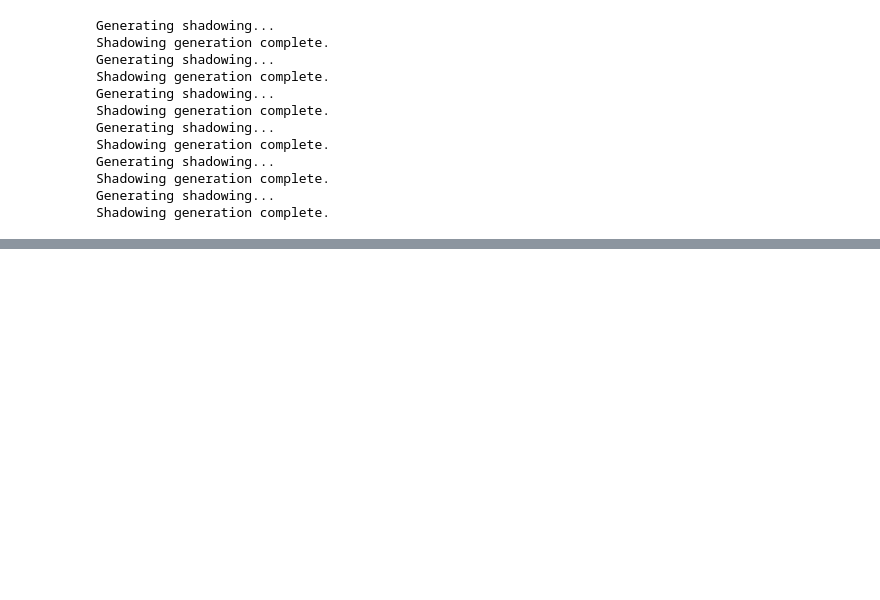
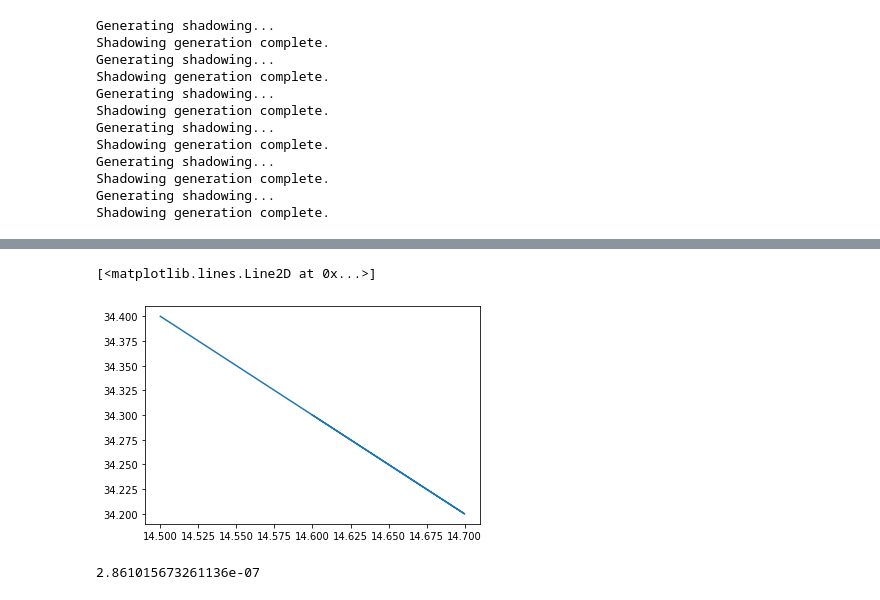
Before and after one commit to zhiyunjiang/CommMotionPlanning, a Jupyter notebook: python/touring_relay/regional_decomposition.ipynb, the cells around one changed output, grey strips where cells are left out. Saved outputs shown, nothing was run; the diff lists cells and outputs as text; code cells hidden in the pictures; blank space fills up the shorter version.

```diff
--- a/python/touring_relay/regional_decomposition.ipynb
+++ b/python/touring_relay/regional_decomposition.ipynb
@@ -301,0 +582,11 @@ plt.show()
+# %%
+plt.plot(shapes[1][:,0], shapes[1][:,1])
+# %% [output]
+[<matplotlib.lines.Line2D at 0x...>]
+[figure, added]
+# %%
+
+
+poly_area(shapes[1])
+# %% [output]
+2.861015673261136e-07
```
Also changed, not shown: parts of 15 cells of this notebook, 15 other files.
